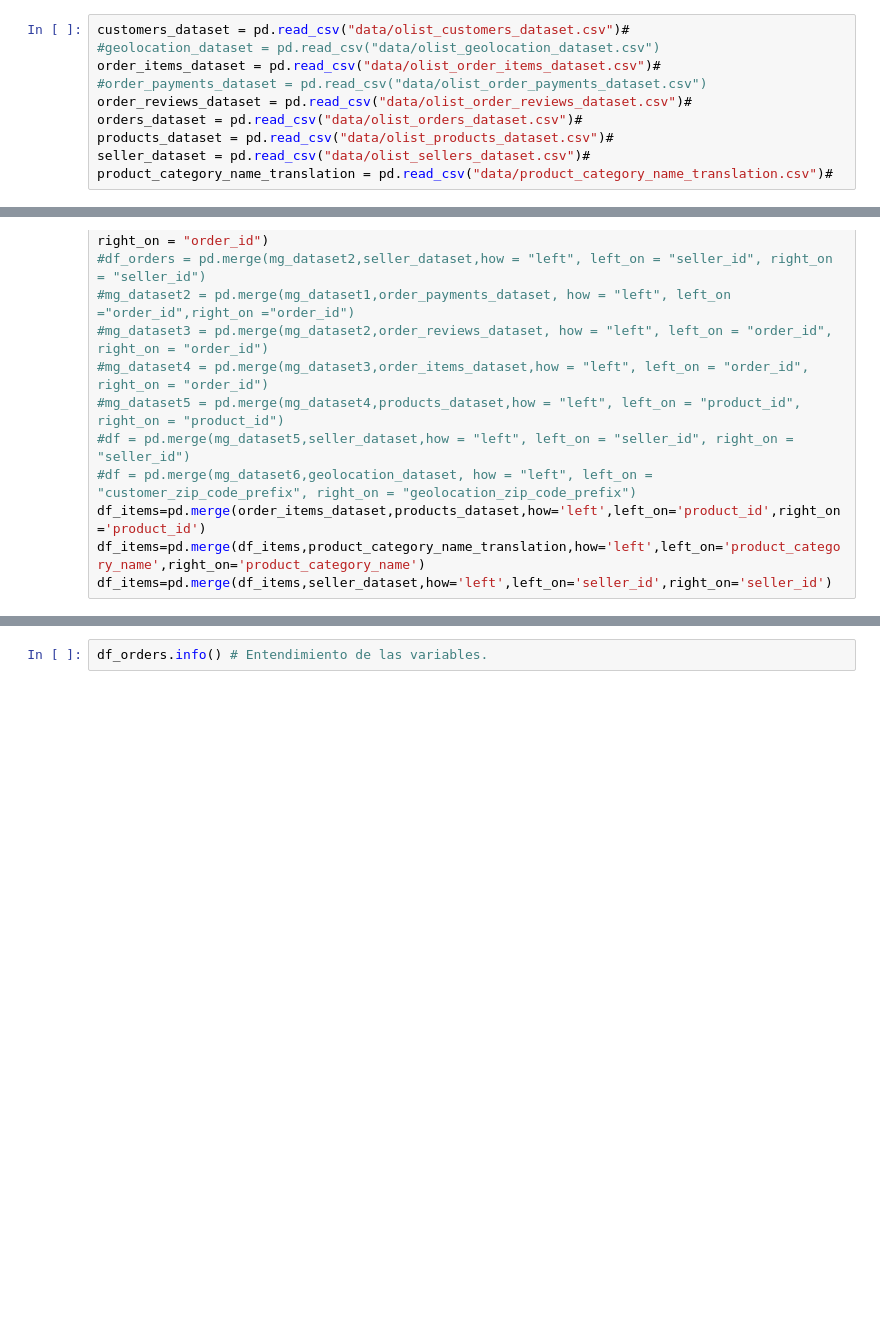
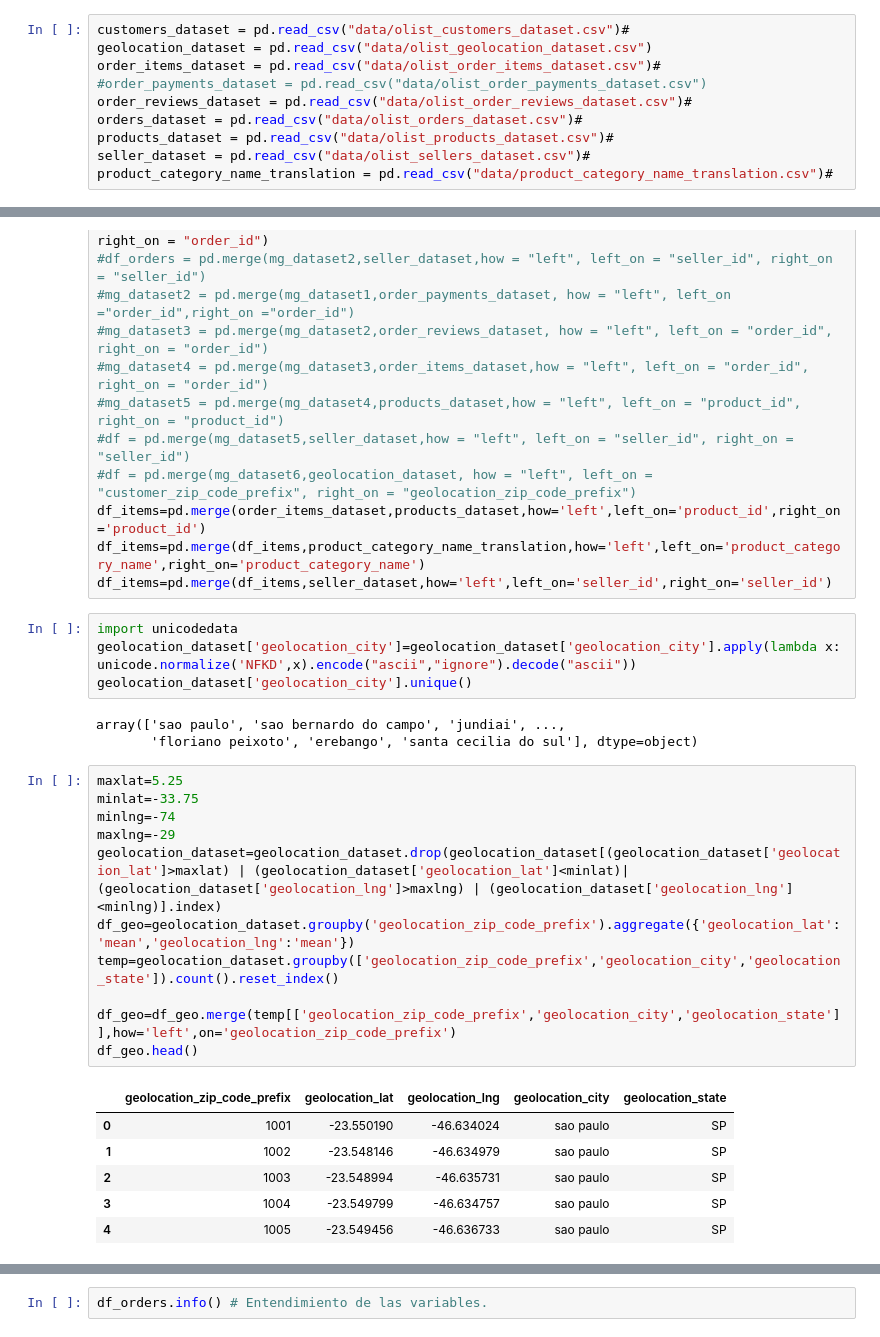
Before and after one commit to DS4A-Grupo4/Brazilian-Ecommerce, a Jupyter notebook: Proyecto.ipynb, the cells around one changed output, grey strips where cells are left out. Drawn from its saved outputs; the diff is of its cells as text; blank space fills up the shorter version.

```diff
--- a/Proyecto.ipynb
+++ b/Proyecto.ipynb
@@ -12,7 +12,7 @@ import seaborn as sns
 ## 1. Import Datasets
 # %%
 customers_dataset = pd.read_csv("data/olist_customers_dataset.csv")#
-#geolocation_dataset = pd.read_csv("data/olist_geolocation_dataset.csv")
+geolocation_dataset = pd.read_csv("data/olist_geolocation_dataset.csv")
 order_items_dataset = pd.read_csv("data/olist_order_items_dataset.csv")#
 #order_payments_dataset = pd.read_csv("data/olist_order_payments_dataset.csv")
 order_reviews_dataset = pd.read_csv("data/olist_order_reviews_dataset.csv")#
@@ -39,3 +39,28 @@ df_orders = pd.merge(df_orders,order_reviews_dataset, how = "left", left_on = "o
 df_items=pd.merge(order_items_dataset,products_dataset,how='left',left_on='product_id',right_on='product_id')
 df_items=pd.merge(df_items,product_category_name_translation,how='left',left_on='product_category_name',right_on='product_category_name')
 df_items=pd.merge(df_items,seller_dataset,how='left',left_on='seller_id',right_on='seller_id')
+# %%
+import unicodedata
+geolocation_dataset['geolocation_city']=geolocation_dataset['geolocation_city'].apply(lambda x: unicode.normalize('NFKD',x).encode("ascii","ignore").decode("ascii"))
+geolocation_dataset['geolocation_city'].unique()
+# %% [output]
+array(['sao paulo', 'sao bernardo do campo', 'jundiai', ...,
+       'floriano peixoto', 'erebango', 'santa cecilia do sul'], dtype=object)
+# %%
+maxlat=5.25
+minlat=-33.75
+minlng=-74
+maxlng=-29
+geolocation_dataset=geolocation_dataset.drop(geolocation_dataset[(geolocation_dataset['geolocation_lat']>maxlat) | (geolocation_dataset['geolocation_lat']<minlat)|(geolocation_dataset['geolocation_lng']>maxlng) | (geolocation_dataset['geolocation_lng']<minlng)].index)
+df_geo=geolocation_dataset.groupby('geolocation_zip_code_prefix').aggregate({'geolocation_lat':'mean','geolocation_lng':'mean'})
+temp=geolocation_dataset.groupby(['geolocation_zip_code_prefix','geolocation_city','geolocation_state']).count().reset_index()
+
+df_geo=df_geo.merge(temp[['geolocation_zip_code_prefix','geolocation_city','geolocation_state']],how='left',on='geolocation_zip_code_prefix')
+df_geo.head()
+# %% [output]
+|  | geolocation_zip_code_prefix | geolocation_lat | geolocation_lng | geolocation_city | geolocation_state |
+| 0 | 1001 | -23.550190 | -46.634024 | sao paulo | SP |
+| 1 | 1002 | -23.548146 | -46.634979 | sao paulo | SP |
+| 2 | 1003 | -23.548994 | -46.635731 | sao paulo | SP |
+| 3 | 1004 | -23.549799 | -46.634757 | sao paulo | SP |
+| 4 | 1005 | -23.549456 | -46.636733 | sao paulo | SP |
```
Also changed, not shown: parts of 3 cells of this notebook.
